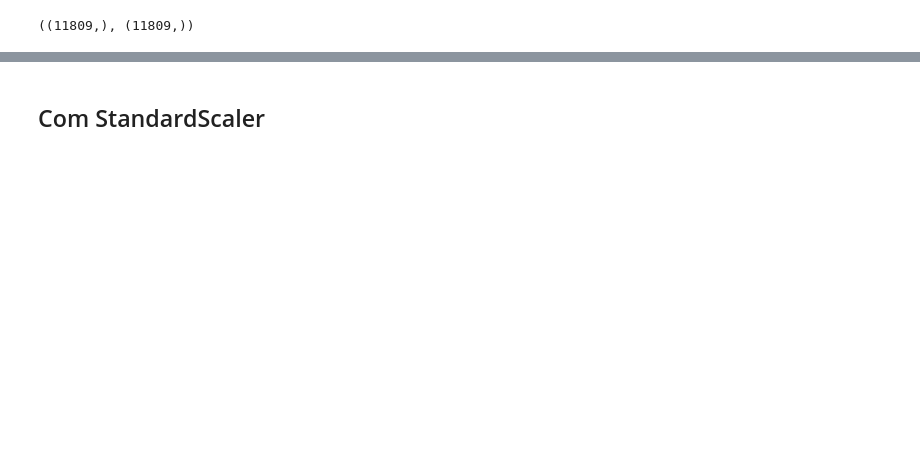
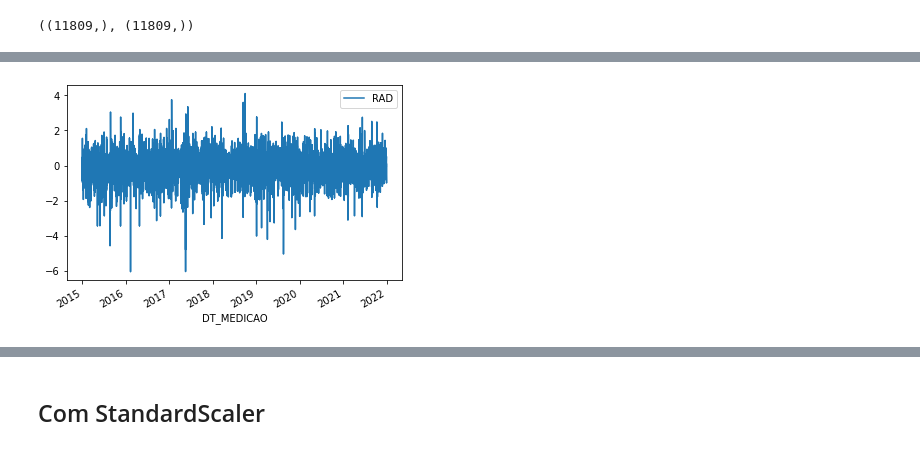
Before and after one commit to ThaliSug/Projeto_DH, a Jupyter notebook: ML_ DecisionTreeRegression_com_pipeline.ipynb, the cells around one changed output, grey strips where cells are left out. Cells and saved outputs as stored; diff of their text form; code cells hidden in the pictures; blank space fills up the shorter version.

```diff
--- a/ML_ DecisionTreeRegression_com_pipeline.ipynb
+++ b/ML_ DecisionTreeRegression_com_pipeline.ipynb
@@ -156,0 +178,5 @@ r2_score(y_test,y_pred)
+# %%
+resid = y_test-y_pred
+pd.DataFrame(resid).plot();
+# %% [output]
+[figure, added]
```
Also changed, not shown: parts of 22 cells of this notebook.
